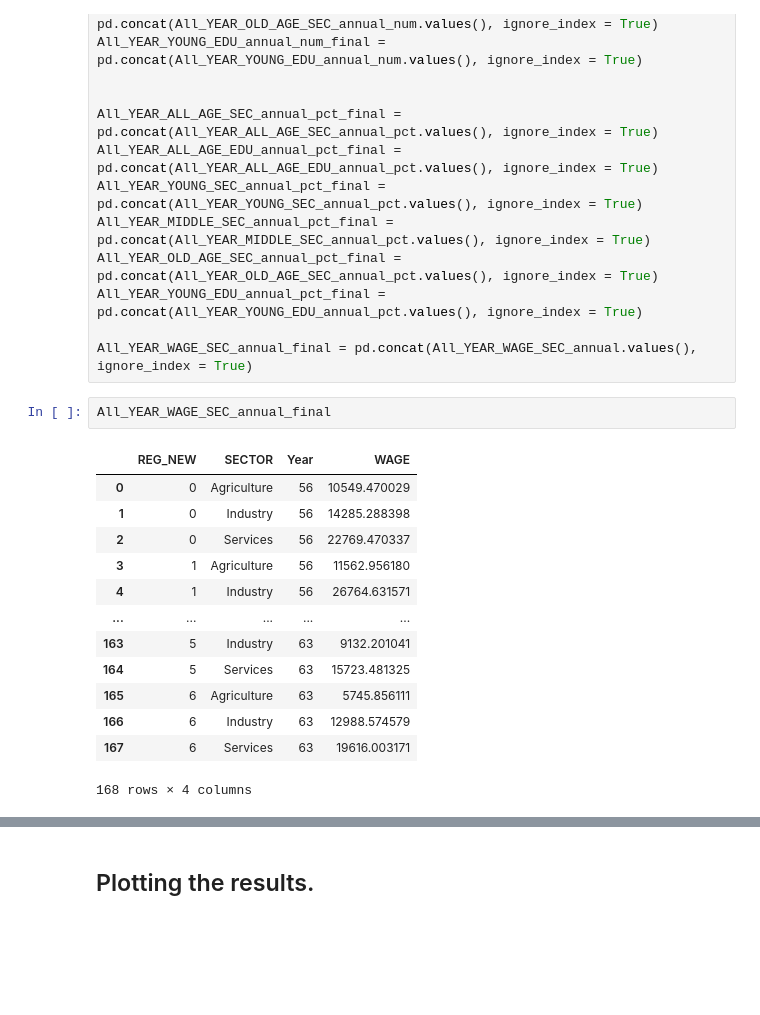
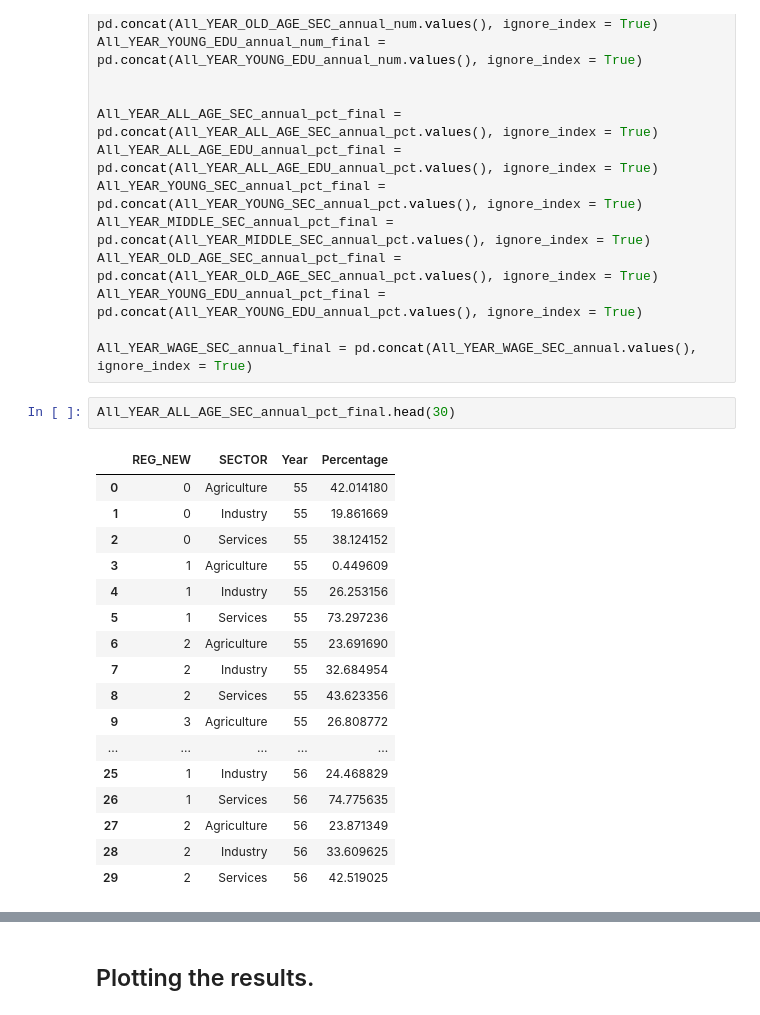
Before and after one commit to PhakphumJ/Thesis_code, a Jupyter notebook: LFS_code.ipynb, the cells around one changed output, grey strips where cells are left out. Cells and saved outputs as stored; diff of their text form; blank space fills up the shorter version.

Commit message:
Load Data all year.

```diff
--- a/LFS_code.ipynb
+++ b/LFS_code.ipynb
@@ -955,19 +1093,23 @@ All_YEAR_OLD_AGE_SEC_annual_pct_final = pd.concat(All_YEAR_OLD_AGE_SEC_annual_pc
 All_YEAR_YOUNG_EDU_annual_pct_final = pd.concat(All_YEAR_YOUNG_EDU_annual_pct.values(), ignore_index = True)
 
 All_YEAR_WAGE_SEC_annual_final = pd.concat(All_YEAR_WAGE_SEC_annual.values(), ignore_index = True)
-# %%
-All_YEAR_WAGE_SEC_annual_final
-# %% [output]
-|  | REG_NEW | SECTOR | Year | WAGE |
-| 0 | 0 | Agriculture | 56 | 10549.470029 |
-| 1 | 0 | Industry | 56 | 14285.288398 |
-| 2 | 0 | Services | 56 | 22769.470337 |
-| 3 | 1 | Agriculture | 56 | 11562.956180 |
-| 4 | 1 | Industry | 56 | 26764.631571 |
-| ... | ... | ... | ... | ... |
-| 163 | 5 | Industry | 63 | 9132.201041 |
-| 164 | 5 | Services | 63 | 15723.481325 |
-| 165 | 6 | Agriculture | 63 | 5745.856111 |
-| 166 | 6 | Industry | 63 | 12988.574579 |
-| 167 | 6 | Services | 63 | 19616.003171 |
-168 rows × 4 columns
+# %%
+All_YEAR_ALL_AGE_SEC_annual_pct_final.head(30)
+# %% [output]
+|  | REG_NEW | SECTOR | Year | Percentage |
+| 0 | 0 | Agriculture | 55 | 42.014180 |
+| 1 | 0 | Industry | 55 | 19.861669 |
+| 2 | 0 | Services | 55 | 38.124152 |
+| 3 | 1 | Agriculture | 55 | 0.449609 |
+| 4 | 1 | Industry | 55 | 26.253156 |
+| 5 | 1 | Services | 55 | 73.297236 |
+| 6 | 2 | Agriculture | 55 | 23.691690 |
+| 7 | 2 | Industry | 55 | 32.684954 |
+| 8 | 2 | Services | 55 | 43.623356 |
+| 9 | 3 | Agriculture | 55 | 26.808772 |
+| ... | ... | ... | ... | ... |
+| 25 | 1 | Industry | 56 | 24.468829 |
+| 26 | 1 | Services | 56 | 74.775635 |
+| 27 | 2 | Agriculture | 56 | 23.871349 |
+| 28 | 2 | Industry | 56 | 33.609625 |
+| 29 | 2 | Services | 56 | 42.519025 |
```
Also changed, not shown: parts of 20 cells of this notebook.
